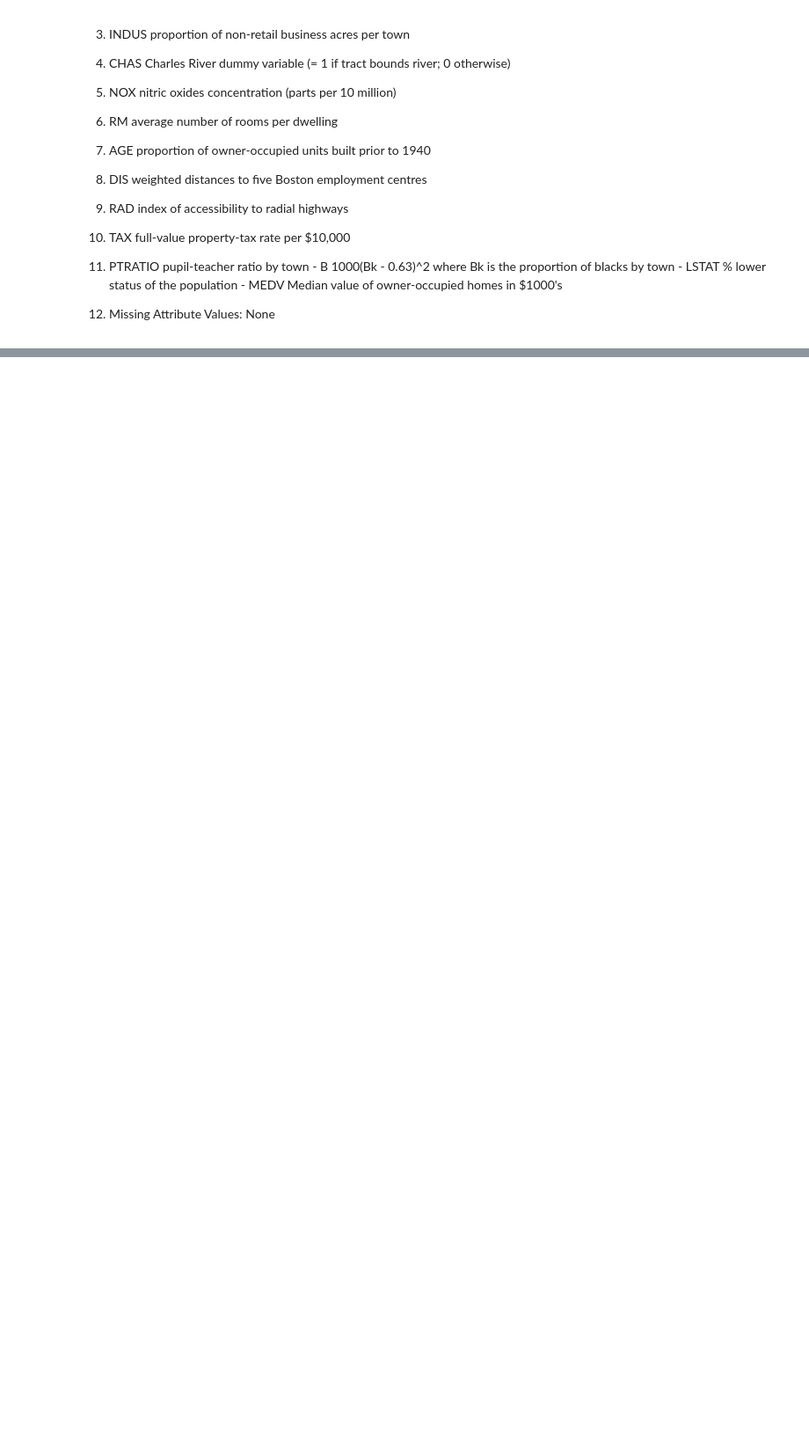
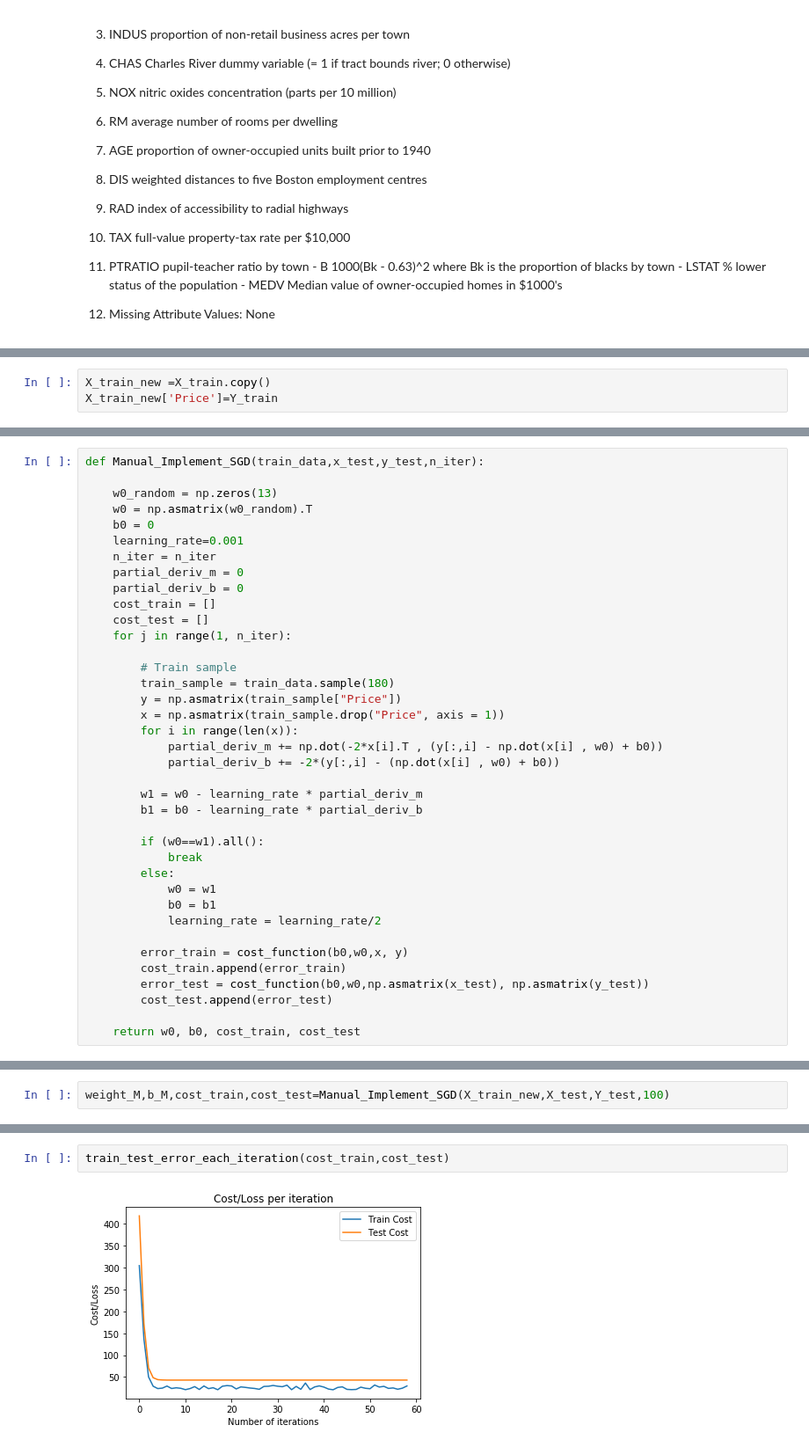
Before and after one commit to rajeev71/Machine-Learning-Project, a Jupyter notebook: 6. Implement SGD For Linear Regression/Assignment-6 - Implement_SGD_For_Linear-Regression.ipynb, the cells around one changed output, grey strips where cells are left out. Shown: that part at 88% size. Saved outputs shown, nothing was run; the diff lists cells and outputs as text; blank space fills up the shorter version.

```diff
--- a/6. Implement SGD For Linear Regression/Assignment-6 - Implement_SGD_For_Linear-Regression.ipynb
+++ b/6. Implement SGD For Linear Regression/Assignment-6 - Implement_SGD_For_Linear-Regression.ipynb
@@ -175,0 +132,3 @@ def plot_auc_roc(model,X_train,X_test,y_train,y_test):
+# %%
+X_train_new =X_train.copy()
+X_train_new['Price']=Y_train
@@ -175,0 +176,38 @@ def plot_auc_roc(model,X_train,X_test,y_train,y_test):
+# %%
+def Manual_Implement_SGD(train_data,x_test,y_test,n_iter):
+
+    w0_random = np.zeros(13)
+    w0 = np.asmatrix(w0_random).T
+    b0 = 0
+    learning_rate=0.001
+    n_iter = n_iter
+    partial_deriv_m = 0
+    partial_deriv_b = 0
+    cost_train = []
+    cost_test = []
+    for j in range(1, n_iter):
+
+        # Train sample
+        train_sample = train_data.sample(180)
+        y = np.asmatrix(train_sample["Price"])
+        x = np.asmatrix(train_sample.drop("Price", axis = 1))
+        for i in range(len(x)):
+            partial_deriv_m += np.dot(-2*x[i].T , (y[:,i] - np.dot(x[i] , w0) + b0))
+            partial_deriv_b += -2*(y[:,i] - (np.dot(x[i] , w0) + b0))
+
+        w1 = w0 - learning_rate * partial_deriv_m
+        b1 = b0 - learning_rate * partial_deriv_b
+
+        if (w0==w1).all():
+            break
+        else:
+            w0 = w1
+            b0 = b1
+            learning_rate = learning_rate/2
+
+        error_train = cost_function(b0,w0,x, y)
+        cost_train.append(error_train)
+        error_test = cost_function(b0,w0,np.asmatrix(x_test), np.asmatrix(y_test))
+        cost_test.append(error_test)
+
+    return w0, b0, cost_train, cost_test
@@ -175,0 +233,2 @@ def plot_auc_roc(model,X_train,X_test,y_train,y_test):
+# %%
+weight_M,b_M,cost_train,cost_test=Manual_Implement_SGD(X_train_new,X_test,Y_test,100)
@@ -175,0 +237,4 @@ def plot_auc_roc(model,X_train,X_test,y_train,y_test):
+# %%
+train_test_error_each_iteration(cost_train,cost_test)
+# %% [output]
+[figure, added]
```
Also changed, not shown: parts of 105 cells of this notebook, 1 other file.
